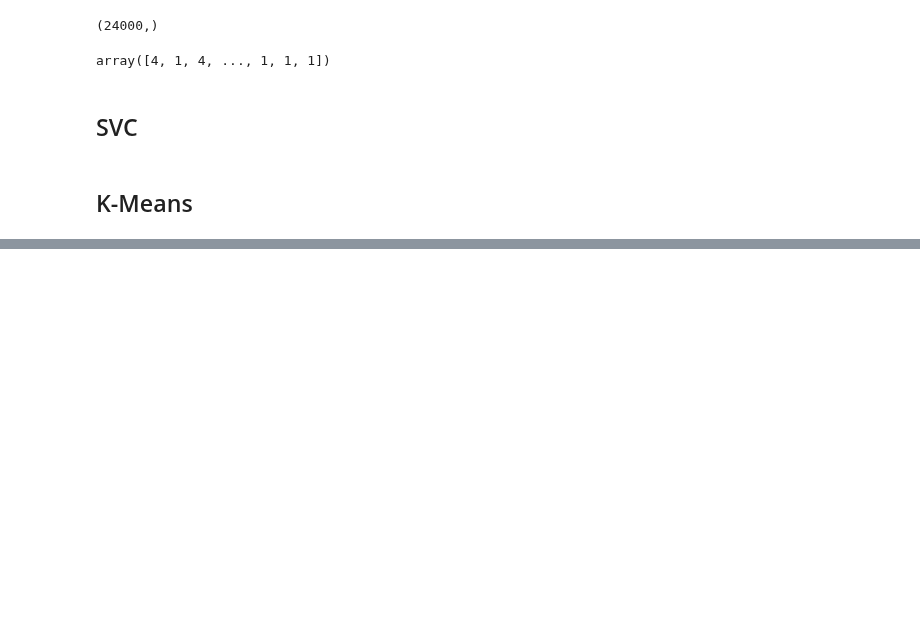
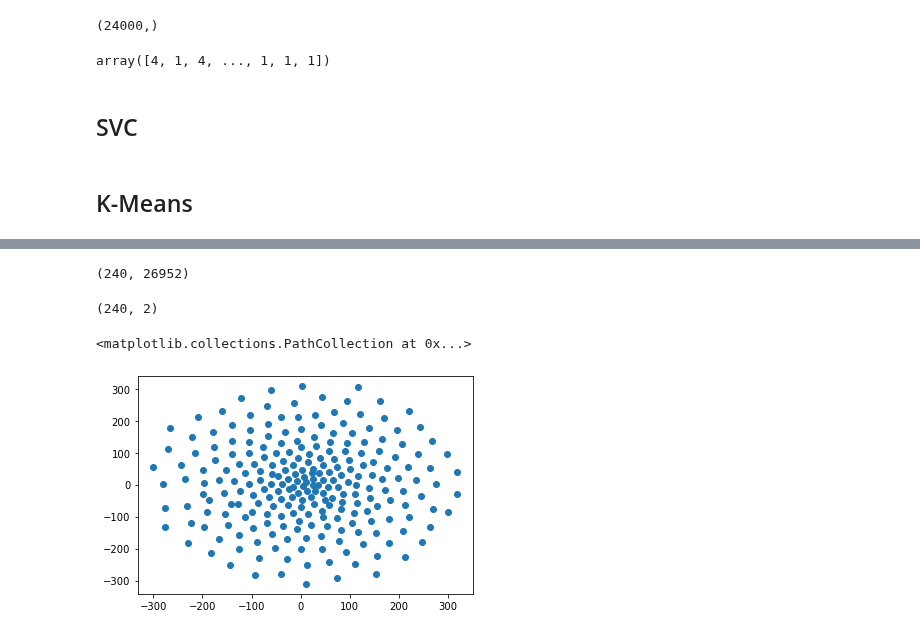
Before and after one commit to SeyedAlirezaFatemi/modern-information-retrieval, a Jupyter notebook: MIR-Project.ipynb, the cells around one changed output, grey strips where cells are left out. Cells and saved outputs as stored; diff of their text form; code cells hidden in the pictures; blank space fills up the shorter version.

Commit message:
:sparkles: TSNE.

```diff
--- a/MIR-Project.ipynb
+++ b/MIR-Project.ipynb
@@ -304,0 +309,20 @@ SELFTIMED: 3.4213781356811523
+# %%
+chosen_documents = []
+
+for index in range(num_train_docs):
+    if index % 100 == 0:
+        chosen_documents.append(train_matrix[index])
+# %%
+tsne = TSNE()
+# %%
+chosen_documents = np.array(chosen_documents)
+# %%
+chosen_documents.shape
+# %% [output]
+(240, 26952)
+# %%
+X_embedded = tsne.fit_transform(chosen_documents)
+# %%
+X_embedded.shape
+# %% [output]
+(240, 2)
@@ -304,0 +331,5 @@ SELFTIMED: 3.4213781356811523
+# %%
+plt.scatter(X_embedded[:, 0], X_embedded[:, 1])
+# %% [output]
+<matplotlib.collections.PathCollection at 0x...>
+[figure, added]
```
Also changed, not shown: parts of 4 cells of this notebook.
